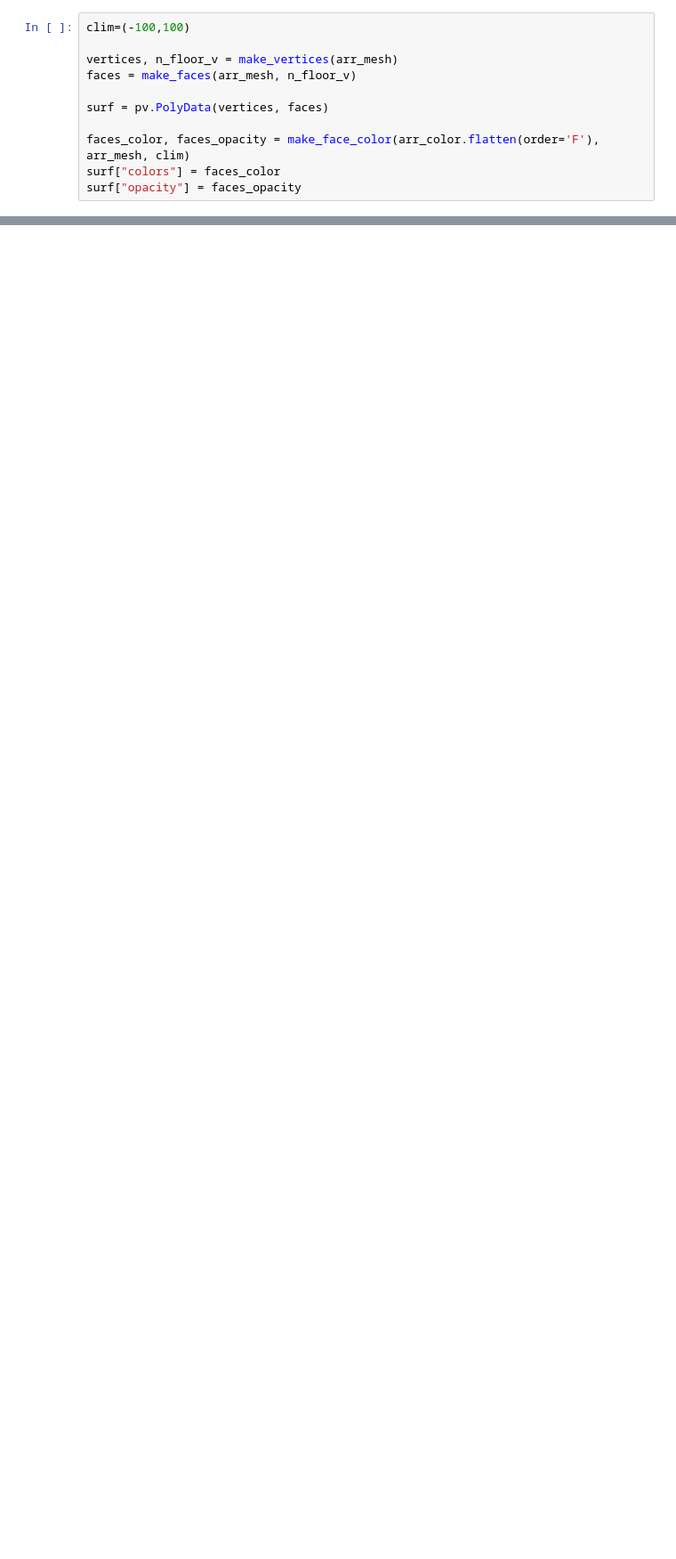
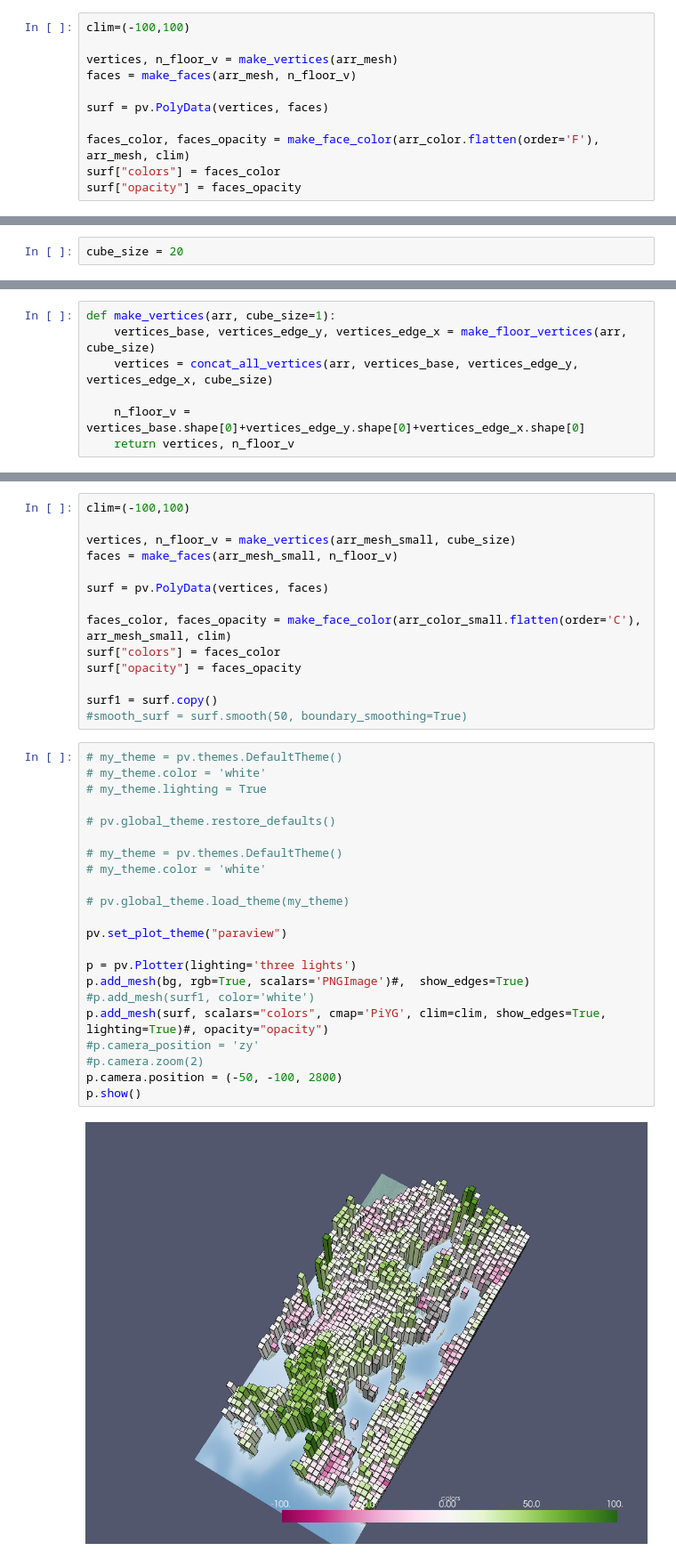
Before and after one commit to bellonet/map-rendering, a Jupyter notebook: pyvista_tests/pyvista_cubes_render.ipynb, the cells around one changed output, grey strips where cells are left out. Shown at 89% size. Saved outputs shown, nothing was run; the diff lists cells and outputs as text; blank space fills up the shorter version.

Commit message:
control cube size functionality

```diff
--- a/pyvista_tests/pyvista_cubes_render.ipynb
+++ b/pyvista_tests/pyvista_cubes_render.ipynb
@@ -335,0 +324,2 @@ p.show()
+# %%
+cube_size = 20
@@ -335,0 +367,7 @@ p.show()
+# %%
+def make_vertices(arr, cube_size=1):
+    vertices_base, vertices_edge_y, vertices_edge_x = make_floor_vertices(arr, cube_size)
+    vertices = concat_all_vertices(arr, vertices_base, vertices_edge_y, vertices_edge_x, cube_size)
+
+    n_floor_v = vertices_base.shape[0]+vertices_edge_y.shape[0]+vertices_edge_x.shape[0]
+    return vertices, n_floor_v
@@ -335,0 +391,38 @@ p.show()
+# %%
+clim=(-100,100)
+
+vertices, n_floor_v = make_vertices(arr_mesh_small, cube_size)
+faces = make_faces(arr_mesh_small, n_floor_v)
+
+surf = pv.PolyData(vertices, faces)
+
+faces_color, faces_opacity = make_face_color(arr_color_small.flatten(order='C'), arr_mesh_small, clim)
+surf["colors"] = faces_color
+surf["opacity"] = faces_opacity
+
+surf1 = surf.copy()
+#smooth_surf = surf.smooth(50, boundary_smoothing=True)
+# %%
+# my_theme = pv.themes.DefaultTheme()
+# my_theme.color = 'white'
+# my_theme.lighting = True
+
+# pv.global_theme.restore_defaults()
+
+# my_theme = pv.themes.DefaultTheme()
+# my_theme.color = 'white'
+
+# pv.global_theme.load_theme(my_theme)
+
+pv.set_plot_theme("paraview")
+
+p = pv.Plotter(lighting='three lights')
+p.add_mesh(bg, rgb=True, scalars='PNGImage')#,  show_edges=True)
+#p.add_mesh(surf1, color='white')
+p.add_mesh(surf, scalars="colors", cmap='PiYG', clim=clim, show_edges=True, lighting=True)#, opacity="opacity")
+#p.camera_position = 'zy'
+#p.camera.zoom(2)
+p.camera.position = (-50, -100, 2800)
+p.show()
+# %% [output]
+[figure, added]
```
Also changed, not shown: parts of 9 cells of this notebook.
